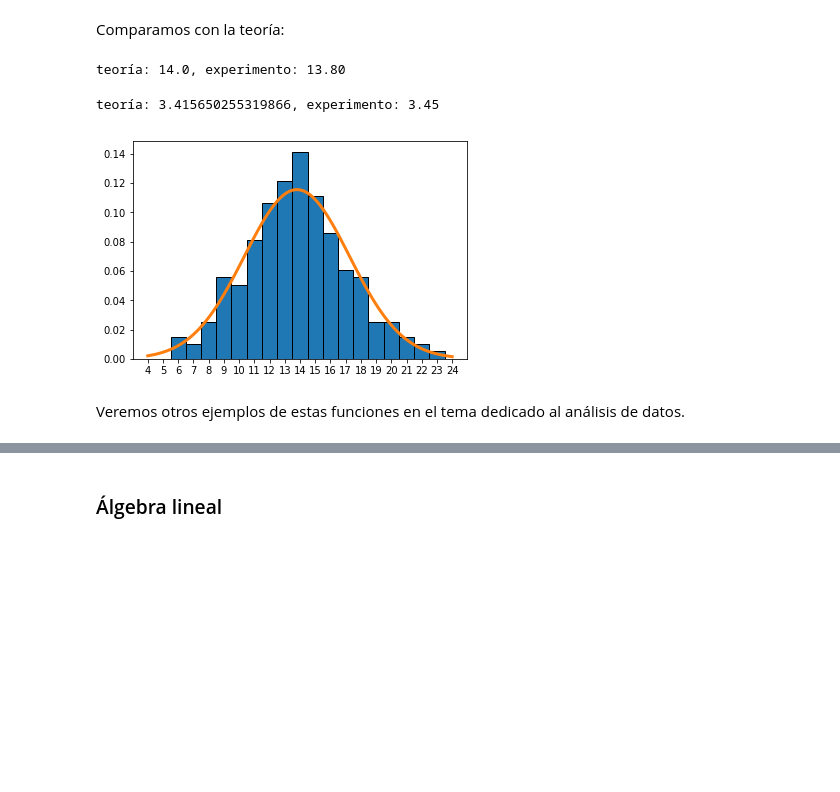
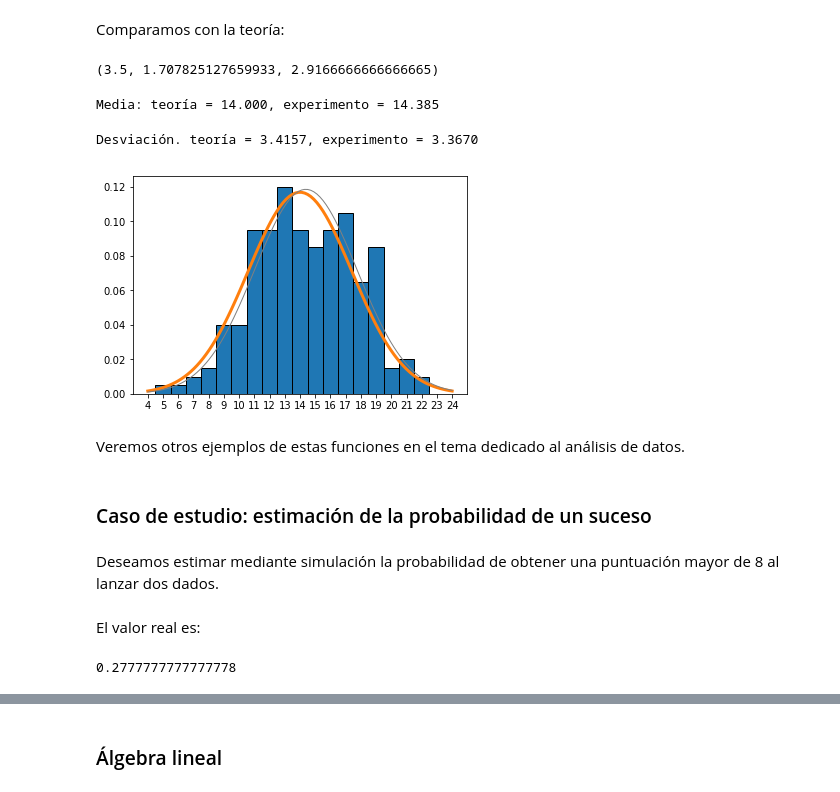
Before and after one commit to albertoruiz/inforfis, a Jupyter notebook: notebooks/numpy.ipynb, the cells around one changed output, grey strips where cells are left out. Cells and saved outputs as stored; diff of their text form; code cells hidden in the pictures; blank space fills up the shorter version.

```diff
--- a/notebooks/numpy.ipynb
+++ b/notebooks/numpy.ipynb
@@ -655,26 +655,42 @@ plt.hist(s);
 Comparamos con la teoría:
 # %%
 from scipy.stats import norm, randint
+# %%
+dado = randint(low=1, high=7)
+dado.mean(), dado.std(), dado.var()
+# %% [output]
+(3.5, 1.707825127659933, 2.9166666666666665)
 # %%
-mu = s.mean()
-print('teoría: {}, experimento: {:.2f}'.format(3.5*ndados, mu))
+mu  = s.mean()
+tmu = dado.mean()*ndados
+print(f'Media: teoría = {tmu:.3f}, experimento = {mu:.3f}')
 # %% [output]
-teoría: 14.0, experimento: 13.80
+Media: teoría = 14.000, experimento = 14.385
 # %%
 sigma = s.std()
-tsigma_1_dado = randint(low=1,high=7).std()  # = np.sqrt(35)/np.sqrt(12)
-tsigma = np.sqrt(ndados) * tsigma_1_dado
-print('teoría: {}, experimento: {:.2f}'.format(tsigma, sigma ))
+tsigma = np.sqrt(ndados) * dado.std()
+print(f'Desviación. teoría = {tsigma:.4f}, experimento = {sigma:.4f}')
 # %% [output]
-teoría: 3.415650255319866, experimento: 3.45
+Desviación. teoría = 3.4157, experimento = 3.3670
 # %%
 x = np.linspace(ndados,6*ndados,100)
 
 plt.hist(s,bins=np.arange(ndados,6*ndados)+0.5, density=True, edgecolor='black');
 
-plt.plot(x,norm.pdf(x,mu,sigma),lw=3)
+plt.plot(x,norm.pdf(x,tmu,tsigma),lw=3)
+plt.plot(x,norm.pdf(x,mu,sigma),lw=1, color='gray')
 plt.xticks(np.arange(ndados,6*ndados+1));
 # %% [output]
-[figure, old version]
+[figure, new version]
 # %% [markdown]
 Veremos otros ejemplos de estas funciones en el tema dedicado al análisis de datos.
+# %% [markdown]
+### Caso de estudio: estimación de la probabilidad de un suceso
+# %% [markdown]
+Deseamos estimar mediante simulación la probabilidad de obtener una puntuación mayor de 8 al lanzar dos dados.
+# %% [markdown]
+El valor real es:
+# %%
+sum([1 for i in range(1,7) for j in range(1,7) if i + j > 8])/36
+# %% [output]
+0.2777777777777778
```
Also changed, not shown: parts of 19 cells of this notebook, 4 other files.
